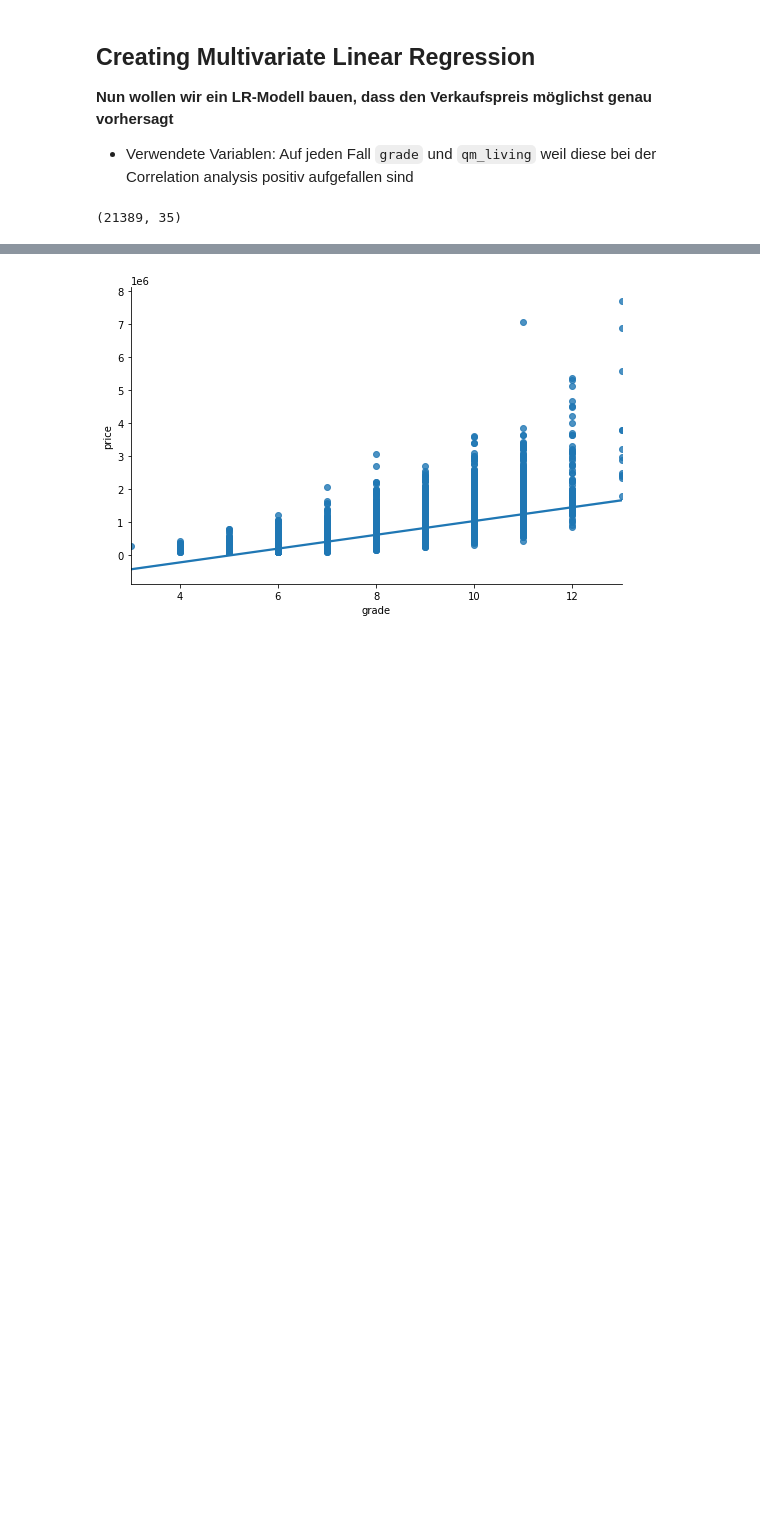
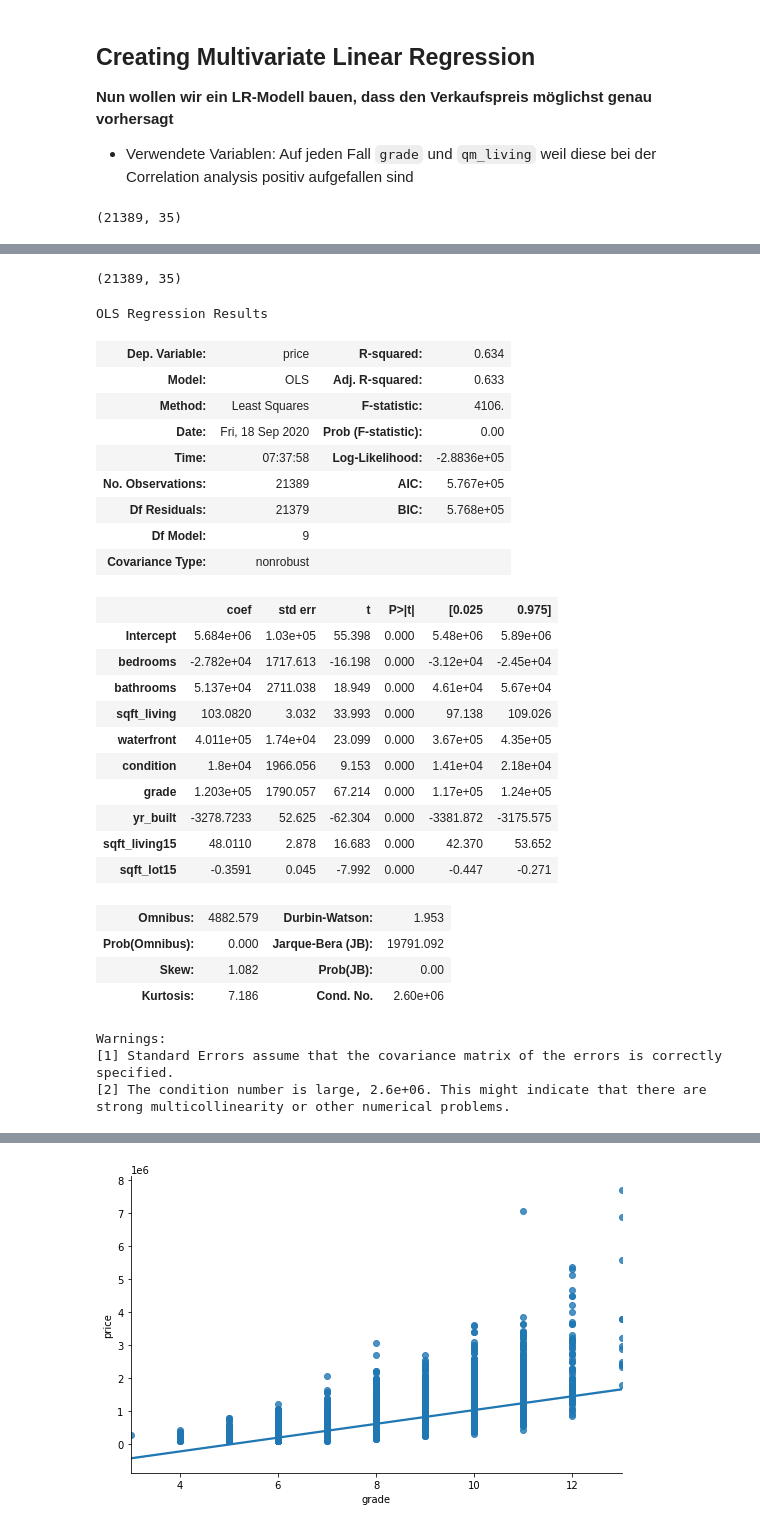
Before and after one commit to osteenbeck/project_one, a Jupyter notebook: House-Prices-EDA.ipynb, the cells around one changed output, grey strips where cells are left out. Cells and saved outputs as stored; diff of their text form; code cells hidden in the pictures; blank space fills up the shorter version.

```diff
--- a/House-Prices-EDA.ipynb
+++ b/House-Prices-EDA.ipynb
@@ -1039,3 +1073,44 @@ strong multicollinearity or other numerical problems.
+# %%
+hplr2 = hp.query('price < 2000000')
+print(hplr2.shape)
+
+test_str0 = 'price ~ grade + qm_living'
+test_str1 = 'price ~ bedrooms+bathrooms+sqft_living+waterfront+condition+grade+yr_built+sqft_living15+sqft_lot15'
+
+
+# Now with formula:
+smf.ols(formula = test_str1, data = hplr2).fit().summary()
+# %% [output]
+(21389, 35)
+OLS Regression Results
+| Dep. Variable: | price | R-squared: | 0.634 |
+| Model: | OLS | Adj. R-squared: | 0.633 |
+| Method: | Least Squares | F-statistic: | 4106. |
+| Date: | Fri, 18 Sep 2020 | Prob (F-statistic): | 0.00 |
+| Time: | 07:37:58 | Log-Likelihood: | -2.8836e+05 |
+| No. Observations: | 21389 | AIC: | 5.767e+05 |
+| Df Residuals: | 21379 | BIC: | 5.768e+05 |
+| Df Model: | 9 |  |  |
+| Covariance Type: | nonrobust |  |  |
+|  | coef | std err | t | P>|t| | [0.025 | 0.975] |
+| Intercept | 5.684e+06 | 1.03e+05 | 55.398 | 0.000 | 5.48e+06 | 5.89e+06 |
+| bedrooms | -2.782e+04 | 1717.613 | -16.198 | 0.000 | -3.12e+04 | -2.45e+04 |
+| bathrooms | 5.137e+04 | 2711.038 | 18.949 | 0.000 | 4.61e+04 | 5.67e+04 |
+| sqft_living | 103.0820 | 3.032 | 33.993 | 0.000 | 97.138 | 109.026 |
+| waterfront | 4.011e+05 | 1.74e+04 | 23.099 | 0.000 | 3.67e+05 | 4.35e+05 |
+| condition | 1.8e+04 | 1966.056 | 9.153 | 0.000 | 1.41e+04 | 2.18e+04 |
+| grade | 1.203e+05 | 1790.057 | 67.214 | 0.000 | 1.17e+05 | 1.24e+05 |
+| yr_built | -3278.7233 | 52.625 | -62.304 | 0.000 | -3381.872 | -3175.575 |
+| sqft_living15 | 48.0110 | 2.878 | 16.683 | 0.000 | 42.370 | 53.652 |
+| sqft_lot15 | -0.3591 | 0.045 | -7.992 | 0.000 | -0.447 | -0.271 |
+| Omnibus: | 4882.579 | Durbin-Watson: | 1.953 |
+| Prob(Omnibus): | 0.000 | Jarque-Bera (JB): | 19791.092 |
+| Skew: | 1.082 | Prob(JB): | 0.00 |
+| Kurtosis: | 7.186 | Cond. No. | 2.60e+06 |
+Warnings:
+[1] Standard Errors assume that the covariance matrix of the errors is correctly specified.
+[2] The condition number is large, 2.6e+06. This might indicate that there are
+strong multicollinearity or other numerical problems.
 # %%
 X.head()
 # %% [output]
```
Also changed, not shown: parts of 19 cells of this notebook, 4 other files.
